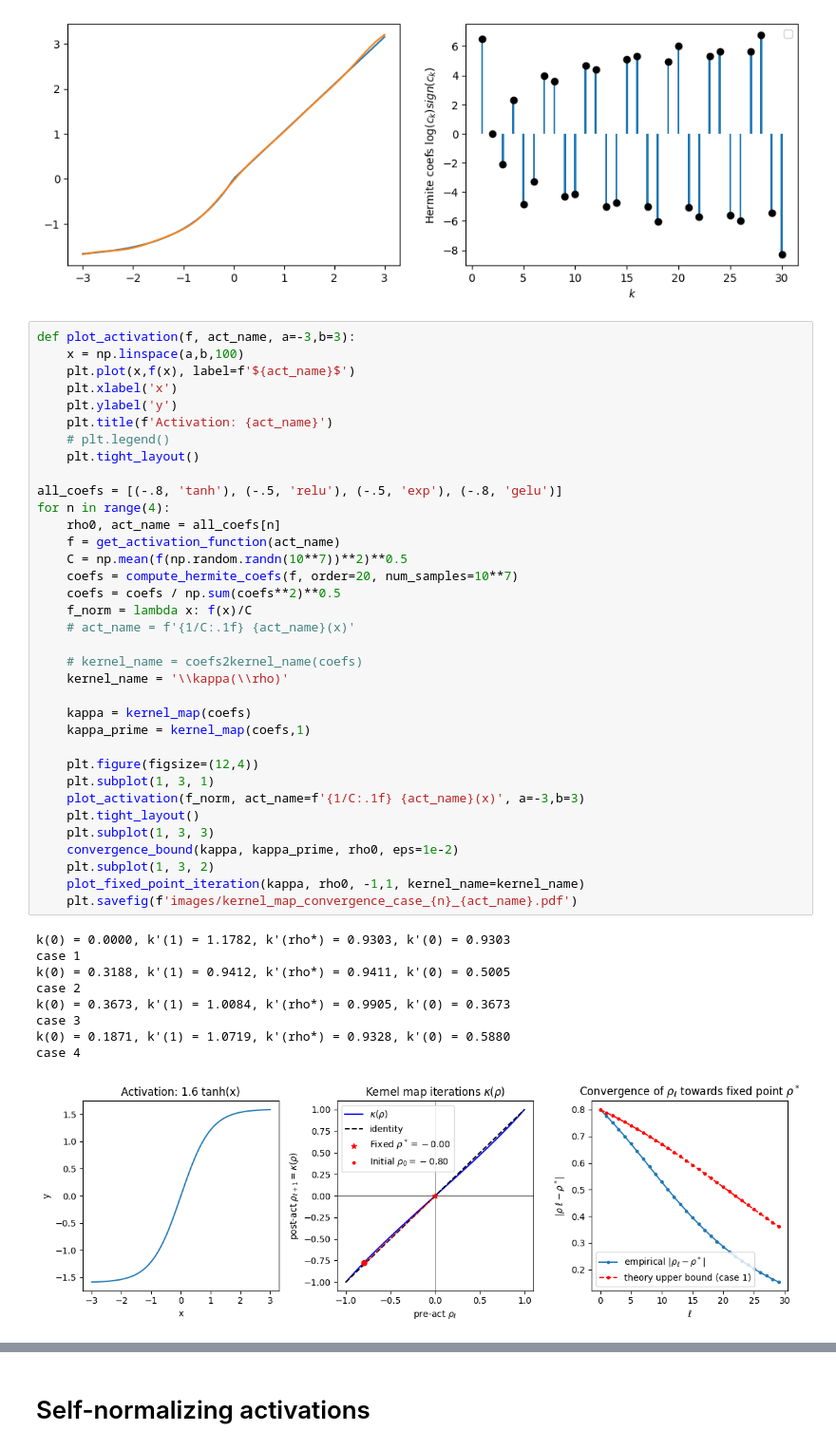
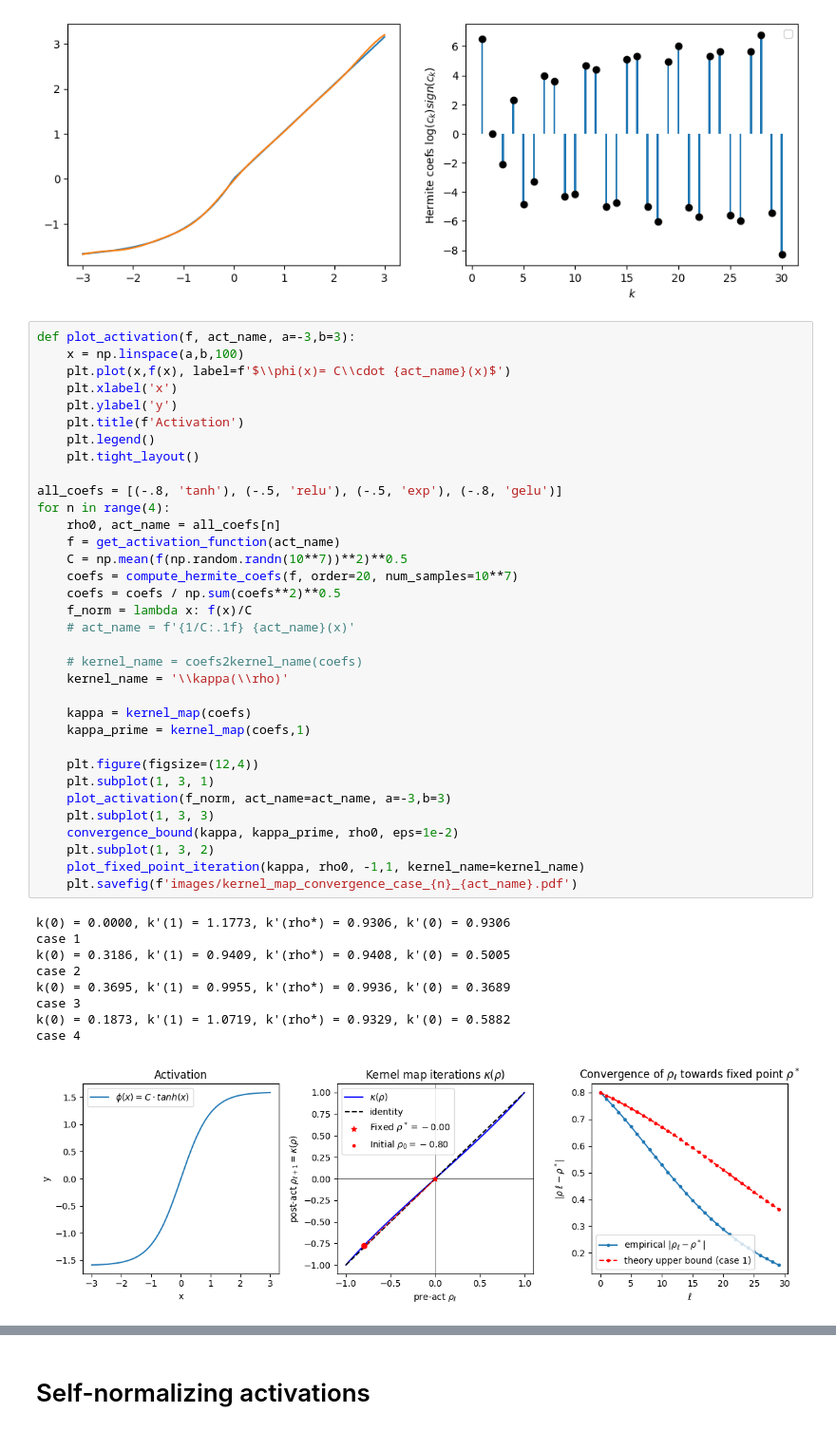
Before and after one commit to ratschlab/phd-thesis-amir, a Jupyter notebook: evaluations/evaluate.ipynb, the cells around one changed output, grey strips where cells are left out. Shown at 95% size. Drawn from its saved outputs; the diff is of its cells as text.

Commit message:
updates to figures

```diff
--- a/evaluations/evaluate.ipynb
+++ b/evaluations/evaluate.ipynb
@@ -183,45 +183,44 @@ Mean Absolute Error = 0.01438
 # %%
 def plot_activation(f, act_name, a=-3,b=3):
     x = np.linspace(a,b,100)
-    plt.plot(x,f(x), label=f'${act_name}$')
+    plt.plot(x,f(x), label=f'$\\phi(x)= C\\cdot {act_name}(x)$')
     plt.xlabel('x')
     plt.ylabel('y')
-    plt.title(f'Activation: {act_name}')
-    # plt.legend()
+    plt.title(f'Activation')
+    plt.legend()
     plt.tight_layout()
 
 all_coefs = [(-.8, 'tanh'), (-.5, 'relu'), (-.5, 'exp'), (-.8, 'gelu')]
 for n in range(4):
     rho0, act_name = all_coefs[n]
     f = get_activation_function(act_name)
     C = np.mean(f(np.random.randn(10**7))**2)**0.5
     coefs = compute_hermite_coefs(f, order=20, num_samples=10**7)
     coefs = coefs / np.sum(coefs**2)**0.5
     f_norm = lambda x: f(x)/C
     # act_name = f'{1/C:.1f} {act_name}(x)'
 
     # kernel_name = coefs2kernel_name(coefs)
     kernel_name = '\\kappa(\\rho)'
 
     kappa = kernel_map(coefs)
     kappa_prime = kernel_map(coefs,1)
 
     plt.figure(figsize=(12,4))
     plt.subplot(1, 3, 1)
-    plot_activation(f_norm, act_name=f'{1/C:.1f} {act_name}(x)', a=-3,b=3)
-    plt.tight_layout()
+    plot_activation(f_norm, act_name=act_name, a=-3,b=3)
     plt.subplot(1, 3, 3)
     convergence_bound(kappa, kappa_prime, rho0, eps=1e-2)
     plt.subplot(1, 3, 2)
     plot_fixed_point_iteration(kappa, rho0, -1,1, kernel_name=kernel_name)
     plt.savefig(f'images/kernel_map_convergence_case_{n}_{act_name}.pdf')
 # %% [output]
-k(0) = 0.0000, k'(1) = 1.1782, k'(rho*) = 0.9303, k'(0) = 0.9303
+k(0) = 0.0000, k'(1) = 1.1773, k'(rho*) = 0.9306, k'(0) = 0.9306
 case 1
-k(0) = 0.3188, k'(1) = 0.9412, k'(rho*) = 0.9411, k'(0) = 0.5005
+k(0) = 0.3186, k'(1) = 0.9409, k'(rho*) = 0.9408, k'(0) = 0.5005
 case 2
-k(0) = 0.3673, k'(1) = 1.0084, k'(rho*) = 0.9905, k'(0) = 0.3673
+k(0) = 0.3695, k'(1) = 0.9955, k'(rho*) = 0.9936, k'(0) = 0.3689
 case 3
-k(0) = 0.1871, k'(1) = 1.0719, k'(rho*) = 0.9328, k'(0) = 0.5880
+k(0) = 0.1873, k'(1) = 1.0719, k'(rho*) = 0.9329, k'(0) = 0.5882
 case 4
-[figure, old version]
+[figure, new version]
```
Also changed, not shown: parts of 1 cell of this notebook, 6 other files.
